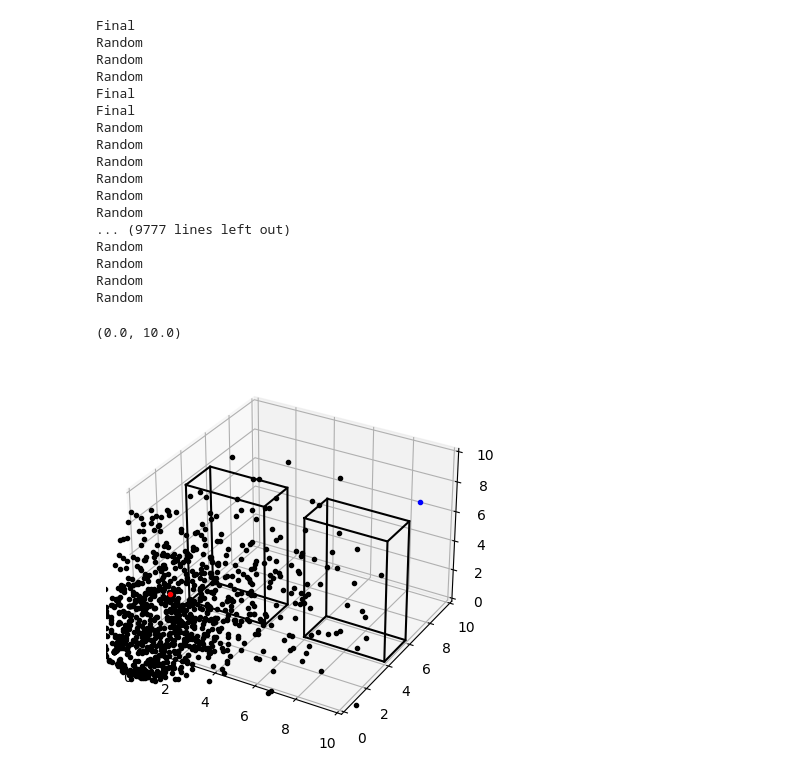
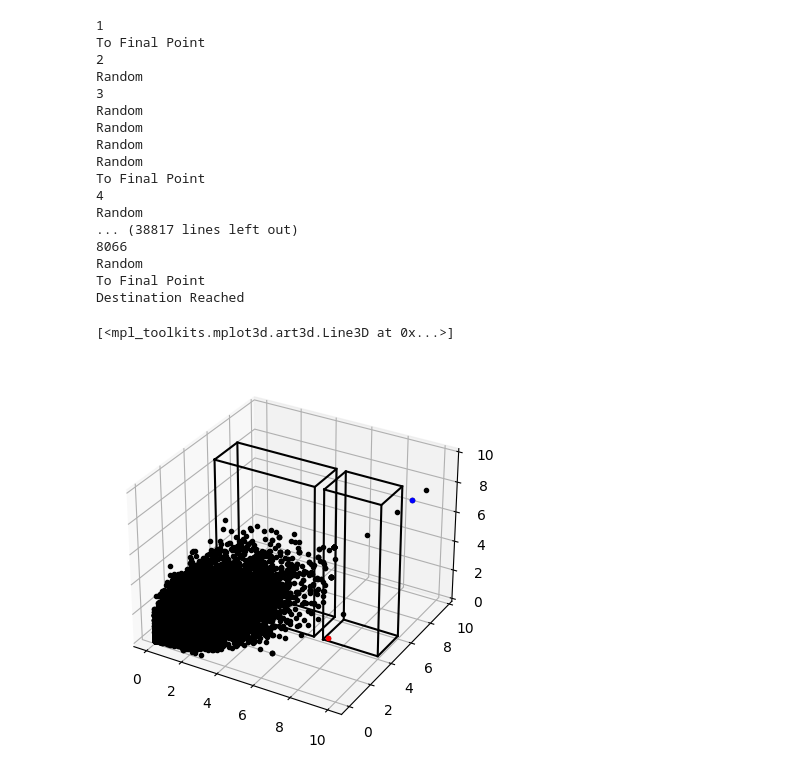
Before and after one commit to jeffersonkim97/cognis_UAM, a Jupyter notebook: script/3D/3DRRT.ipynb, the cells around one changed output. Cells and saved outputs as stored; diff of their text form; code cells hidden in the pictures.

```diff
--- a/script/3D/3DRRT.ipynb
+++ b/script/3D/3DRRT.ipynb
@@ -53,4 +60,4 @@ def nearest_vertex(qrand, G):
         dq = qrand-qcheck
         dist_vec.append(np.sqrt((dq[0])**2+(dq[1])**2+(dq[2])**2))
     nearest = dist_vec.index(min(dist_vec))
-    return G['node'][nearest]
+    return G['node'][nearest], G['t'][nearest]
@@ -89,41 +103,50 @@ def outside_building(qrand, building):
 # %%
 # RRT
 G = {}
+G['t'] = []
+G['t'].append(0)
 G['node'] = []
 G['node'].append(x0)
 G['edge'] = []
 
 qprev = x0
+tprev = 0
+counter = 1
 
-for k in range(K):
+#for k in range(K):
+while True:
+    print(counter)
     # Sample Time
-    rnt = rn.uniform(0, trange)
+    rnt = rn.uniform(0.1, trange)
 
     next = True
     while next:
         # Sample new
-        weight_vec = np.array([0.9, 0.1])
+        weight_vec = np.array([0.75, 0.25])
         weight = rn.uniform(0, 1)
 
-        if weight >= 0 and weight <= weight_vec[0]:
+        if weight < weight_vec[0]:
+            print('Random')
             qrand = rand_conf(rnt)
         elif weight >= weight_vec[0] and weight <= (weight_vec[0] + weight_vec[1]):
-            # To Final Point
-            dq = qprev - xf
+            print('To Final Point')
+            dq = xf - qprev
             norm = np.sqrt(dq[0]**2 + dq[1]**2 + dq[2]**2)
             direc = dq/norm*dQ*rnt
             qrand = qprev + direc
 
-        if inside_map(qrand) == True:
-            if outside_building(qrand, building):
-                next = False
-                break
+        if inside_map(qrand) == True and outside_building(qrand, building) == True:
+            next = False
+            break
 
-    qnear = nearest_vertex(qrand, G)
-    qnew = new_conf(qnear, qrand, dQ)
+    qnear, tnear = nearest_vertex(qrand, G)
+    qnew, tnew = new_conf(qnear, qrand, dQ, tprev, rnt)
     G['node'].append(qnew)
     G['edge'].append((qnear, qnew))
+    G['t'].append(tnew)
     qprev = qnew
+    tprev = tnew
+    counter += 1
 
     # Check if final point reached
     dq = qnew - xf
@@ -133,23 +156,23 @@ for k in range(K):
         print('Destination Reached')
         break
 # %% [output]
-Final
+1
+To Final Point
+2
 Random
-Random
-Random
-Final
-Final
+3
 Random
 Random
 Random
 Random
+To Final Point
+4
 Random
+... (38817 lines left out)
+8066
 Random
-... (9777 lines left out)
-Random
-Random
-Random
-Random
+To Final Point
+Destination Reached
 # %%
 from mpl_toolkits import mplot3d
 from mpl_toolkits.mplot3d import Axes3D
@@ -158,35 +181,35 @@ from mpl_toolkits.mplot3d.art3d import Poly3DCollection
 fig = plt.figure()
 ax = plt.axes(projection='3d')
 
 for nb in range(building['nb']):
     b = building[str(nb)]['Polygon']
     bx = []
     by = []
     bz = []
     for i in range(len(b)+1):
         if i < len(b):
             bx.append(b[i][0])
             by.append(b[i][1])
             bz.append(building[str(nb)]['height'])
         else:
             bx.append(b[i-len(b)][0])
             by.append(b[i-len(b)][1])
             bz.append(building[str(nb)]['height'])
     ax.plot3D(bx, by, bz, '-k')
     ax.plot3D(bx, by, np.zeros(len(b)+1,), '-k')
 
     for i in range(len(b)):
         ax.plot3D([bx[i], bx[i]], [by[i], by[i]], [0, building[str(nb)]['height']], '-k')
 
 for kk in range(len(G['node'])):
     qcurr = G['node'][kk]
     ax.plot3D(qcurr[0], qcurr[1], qcurr[2], '.k')
 
 ax.plot3D(x0[0], x0[1], x0[2], '.r')
 ax.plot3D(xf[0], xf[1], xf[2], '.b')
-ax.set_xlim(map_size[0], map_size[1])
-ax.set_ylim(map_size[2], map_size[3])
-ax.set_zlim(map_size[4], map_size[5])
+#ax.set_xlim(map_size[0], map_size[1])
+#ax.set_ylim(map_size[2], map_size[3])
+#ax.set_zlim(map_size[4], map_size[5])
 # %% [output]
-(0.0, 10.0)
+[<mpl_toolkits.mplot3d.art3d.Line3D at 0x...>]
-[figure, old version]
+[figure, new version]
```
Also changed, not shown: parts of 7 cells of this notebook.
